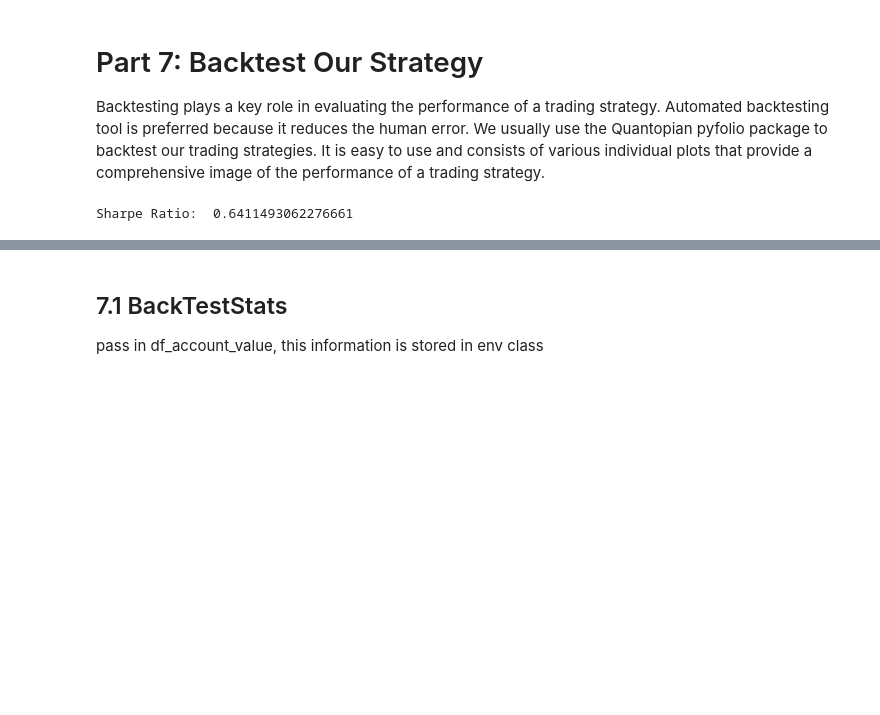
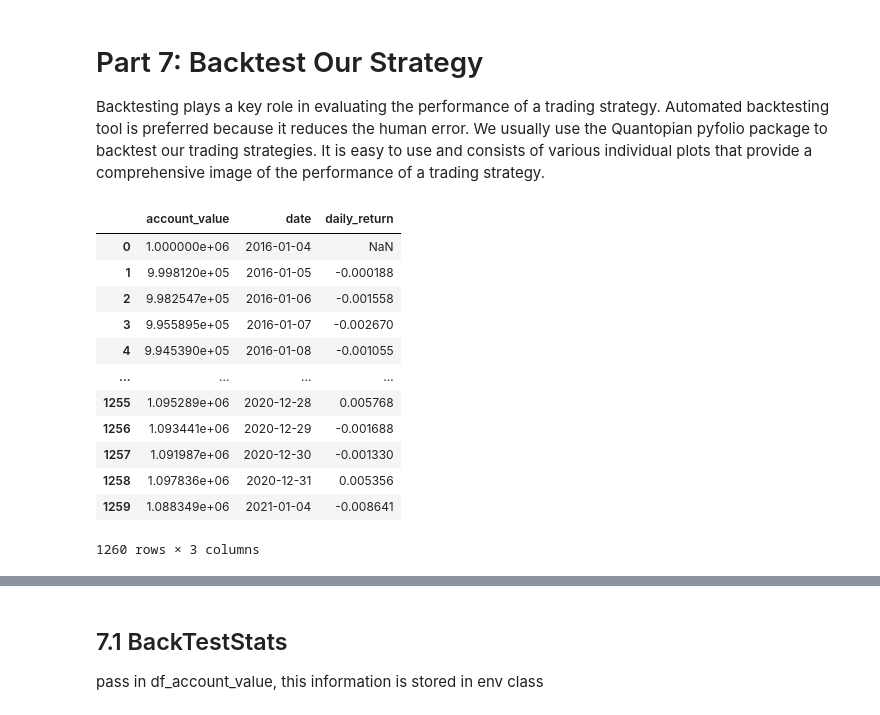
Before and after one commit to hhf1357924680/RL-FIN, a Jupyter notebook: FinRL_ensemble_stock_trading_ICAIF_2020_save.ipynb, the cells around one changed output, grey strips where cells are left out. Cells and saved outputs as stored; diff of their text form; code cells hidden in the pictures; blank space fills up the shorter version.

```diff
--- a/FinRL_ensemble_stock_trading_ICAIF_2020_save.ipynb
+++ b/FinRL_ensemble_stock_trading_ICAIF_2020_save.ipynb
@@ -411,22 +397,41 @@ df_summary
 Backtesting plays a key role in evaluating the performance of a trading strategy. Automated backtesting tool is preferred because it reduces the human error. We usually use the Quantopian pyfolio package to backtest our trading strategies. It is easy to use and consists of various individual plots that provide a comprehensive image of the performance of a trading strategy.
 # %%
 unique_trade_date = processed_full[(processed_full.date > val_test_start)&(processed_full.date <= val_test_end)].date.unique()
-# %%
-df_trade_date = pd.DataFrame({'datadate':unique_trade_date})
-
-csv_name_func_account_value = lambda time: f"./datasets/ensemble_{path_mark[choose_number]}_{time}_account_value.csv"
-
-SAVE_PATH = csv_name_func_account_value(time_current)
-if os.path.exists(SAVE_PATH):
-    df_account_value = pd.read_csv(SAVE_PATH)
-else:
-    df_account_value=pd.DataFrame()
-    for i in range(rebalance_window+validation_window, len(unique_trade_date)+1,rebalance_window):
-        temp = pd.read_csv('results/account_value_trade_{}_{}.csv'.format('ensemble',i))
-        df_account_value = df_account_value.append(temp,ignore_index=True)
-    sharpe=(252**0.5)*df_account_value.account_value.pct_change(1).mean()/df_account_value.account_value.pct_change(1).std()
-    print('Sharpe Ratio: ',sharpe)
-    df_account_value=df_account_value.join(df_trade_date[validation_window:].reset_index(drop=True))
-    df_account_value.to_csv(SAVE_PATH)
-# %% [output]
-Sharpe Ratio:  0.6411493062276661
+# %%
+import functools
+
+def compare(A, B): # 名字可以随便取，不一定得是“compare"
+    return -1 if int(A.split("_")[-1][:-4])<int(B.split("_")[-1][:-4]) else 1
+
+from typing import List
+with open("paths.txt") as f:
+    paths: List[str] = f.readlines()
+    paths = [path.strip().split(" ")[-1] for path in paths]
+
+    paths.sort(key=functools.cmp_to_key(compare))
+    #paths.sort()
+#print(paths)
+
+df_account_value=pd.DataFrame()
+for i in range(len(df_summary)):
+    iter = df_summary.iloc[i]["Iter"]
+    al = df_summary.iloc[i]["Model Used"]
+    path = f"results/account_value_validation_{al}_{iter}.csv"
+    #print(path, os.path.exists(path))
+    df_tmp = pd.read_csv(path)
+    df_account_value = df_account_value.append(df_tmp,ignore_index=True)
+df_account_value
+# %% [output]
+|  | account_value | date | daily_return |
+| 0 | 1.000000e+06 | 2016-01-04 | NaN |
+| 1 | 9.998120e+05 | 2016-01-05 | -0.000188 |
+| 2 | 9.982547e+05 | 2016-01-06 | -0.001558 |
+| 3 | 9.955895e+05 | 2016-01-07 | -0.002670 |
+| 4 | 9.945390e+05 | 2016-01-08 | -0.001055 |
+| ... | ... | ... | ... |
+| 1255 | 1.095289e+06 | 2020-12-28 | 0.005768 |
+| 1256 | 1.093441e+06 | 2020-12-29 | -0.001688 |
+| 1257 | 1.091987e+06 | 2020-12-30 | -0.001330 |
+| 1258 | 1.097836e+06 | 2020-12-31 | 0.005356 |
+| 1259 | 1.088349e+06 | 2021-01-04 | -0.008641 |
+1260 rows × 3 columns
```
Also changed, not shown: parts of 18 cells of this notebook, 3 other files.
